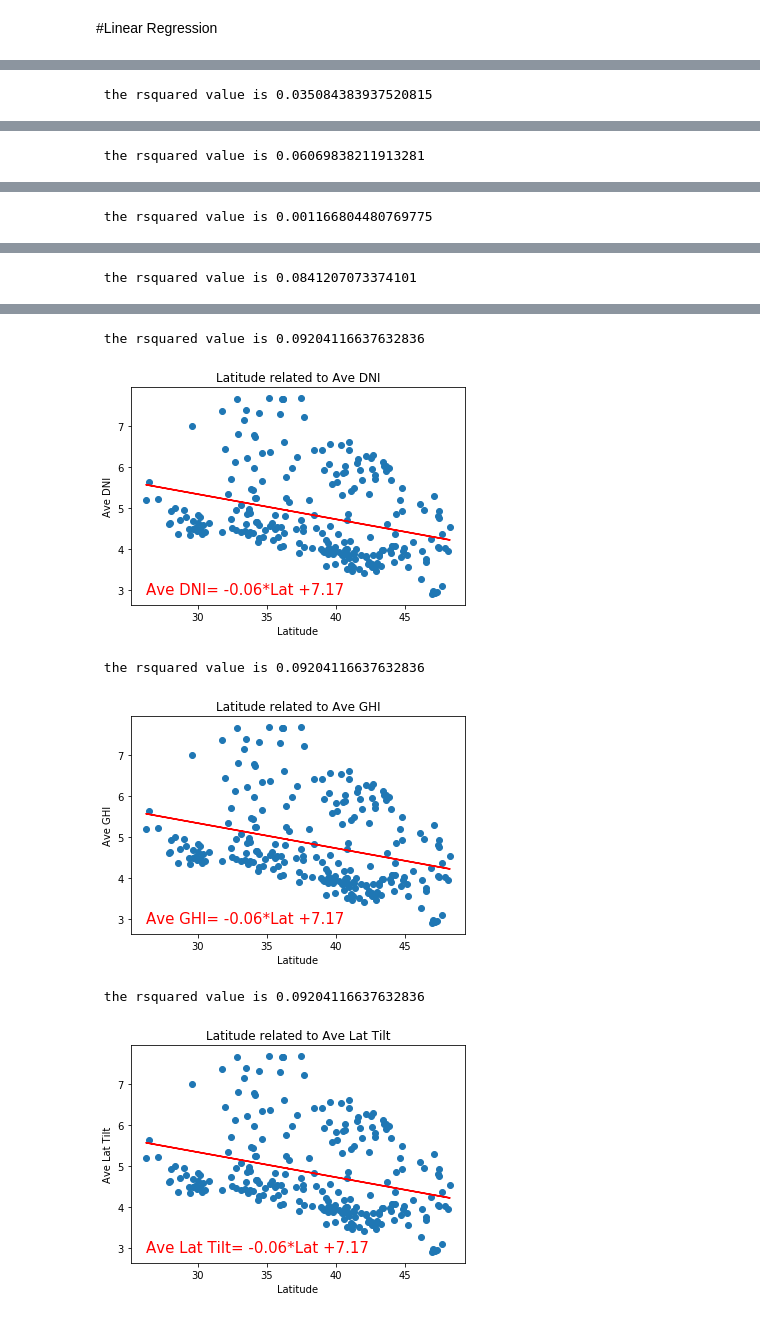
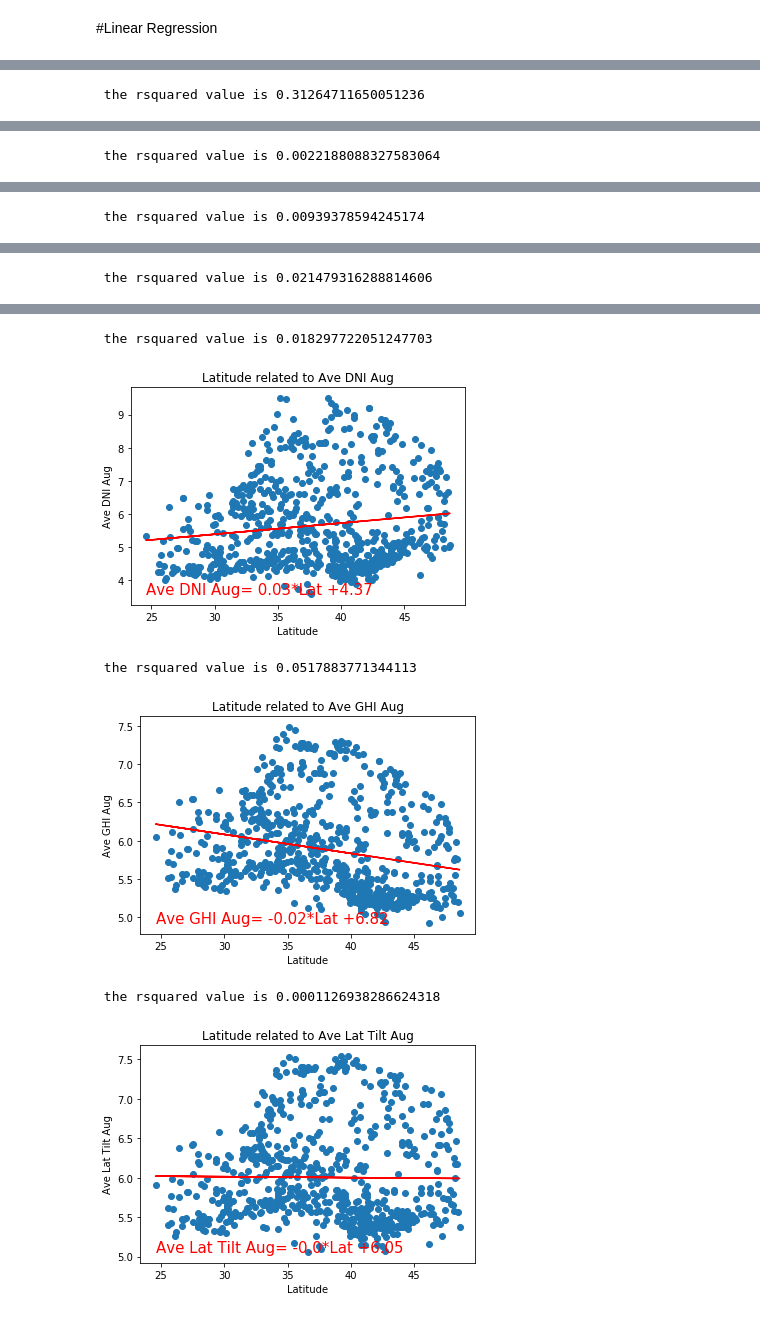
Before and after one commit to dborowski16/renewable-energy-analysis, a Jupyter notebook: brooke_charts.ipynb, the cells around one changed output, grey strips where cells are left out. Saved outputs shown, nothing was run; the diff lists cells and outputs as text; code cells hidden in the pictures.

Commit message:
Commit scatter plot code Mon 8am

```diff
--- a/brooke_charts.ipynb
+++ b/brooke_charts.ipynb
@@ -21,7 +21,7 @@ gmaps.configure(api_key=gkey)
 # %%
 #Read CSV file from Curtis for plots
 
-data_file = ('./Output_data/Exported_combined_data_test.csv')
+data_file = ('./Output_data/Exported_combined_data_monthly.csv')
 energy_file = pd.read_csv(data_file)
 energy_file
 # %% [output]
@@ -87,7 +103,9 @@ energy_file
 # %%
 # OPTIONAL: Create a function to create Linear Regression plots
-plot_data = energy_file[['Max_Temp', 'Humidity', 'Cloudiness', 'Wind_Speed', 'Ave DNI', 'Ave GHI', 'Ave Lat Tilt']]
-yvalues = ['Max_Temp', 'Humidity', 'Cloudiness', 'Wind_Speed', 'Ave DNI', 'Ave GHI', 'Ave Lat Tilt']
+# AUGUST
+
+plot_data = energy_file[['Max_Temp', 'Humidity', 'Cloudiness', 'Wind_Speed', 'Ave DNI Aug', 'Ave GHI Aug', 'Ave Lat Tilt Aug']]
+yvalues = ['Max_Temp', 'Humidity', 'Cloudiness', 'Wind_Speed', 'Ave DNI Aug', 'Ave GHI Aug', 'Ave Lat Tilt Aug']
 xvalue = energy_file['Lat']
 
 for each_variable in yvalues:
@@ -101,8 +119,9 @@ for each_variable in yvalues:
     plt.annotate(line_eq,(xvalue.min(),yvalue.min()),fontsize=15,color="red")
     plt.xlabel('Latitude')
     plt.ylabel(each_variable)
+#     plt.ylim((0,10))
     plt.title(f'Latitude related to {each_variable}')
     print(f" the rsquared value is {rvalue**2}")
     plt.show()
 # %% [output]
- the rsquared value is 0.035084383937520815
+ the rsquared value is 0.31264711650051236
@@ -110 +129 @@ for each_variable in yvalues:
- the rsquared value is 0.06069838211913281
+ the rsquared value is 0.0022188088327583064
@@ -112 +131 @@ for each_variable in yvalues:
- the rsquared value is 0.001166804480769775
+ the rsquared value is 0.00939378594245174
@@ -114 +133 @@ for each_variable in yvalues:
- the rsquared value is 0.0841207073374101
+ the rsquared value is 0.021479316288814606
@@ -116,6 +135,6 @@ for each_variable in yvalues:
- the rsquared value is 0.09204116637632836
+ the rsquared value is 0.018297722051247703
-[figure, old version]
+[figure, new version]
- the rsquared value is 0.09204116637632836
+ the rsquared value is 0.0517883771344113
-[figure, old version]
+[figure, new version]
- the rsquared value is 0.09204116637632836
+ the rsquared value is 0.0001126938286624318
-[figure, old version]
+[figure, new version]
```
Also changed, not shown: parts of 11 cells of this notebook, 3 other files.
